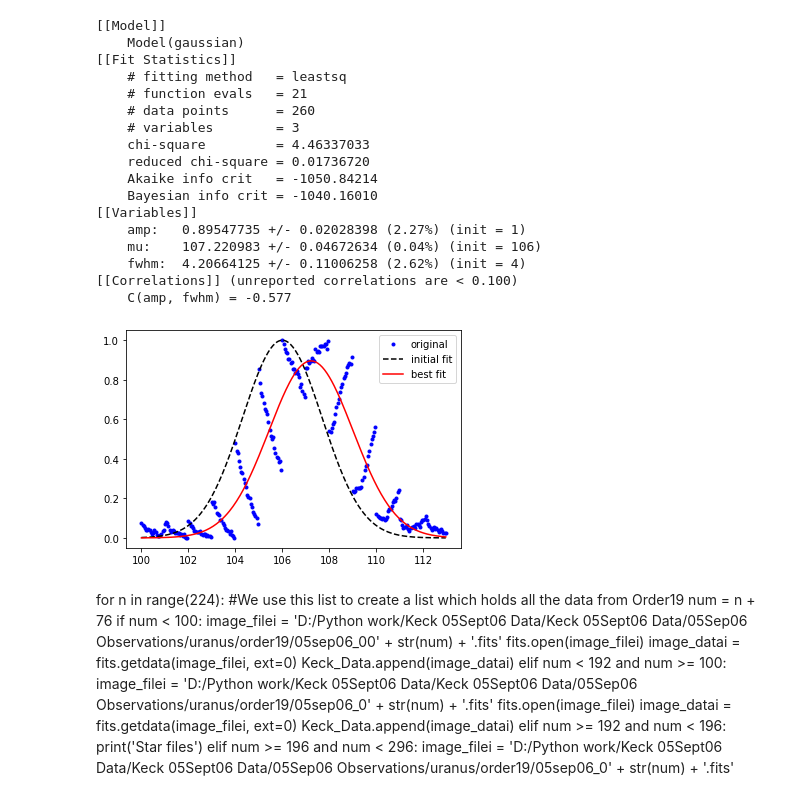
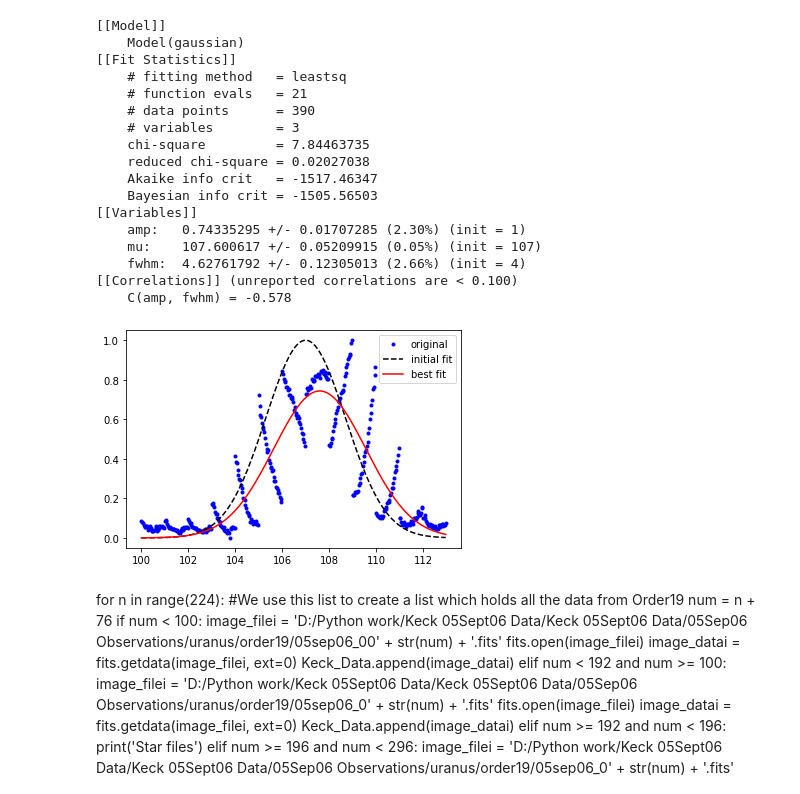
Before and after one commit to ruoyanwangdr/Dynamics-of-Jovian-Infrared-Auroral-Ionosphere-and-Thermosphere, a Jupyter notebook: h3p.ipynb, the cells around one changed output. Drawn from its saved outputs; the diff is of its cells as text; code cells hidden in the pictures.

```diff
--- a/h3p.ipynb
+++ b/h3p.ipynb
@@ -36,9 +36,36 @@ subtracted = data53 - data51
 
 # show reduced fits
 plt.figure(figsize=(10,8))
-plt.imshow(subtracted)
-plt.colorbar(orientation='horizontal', pad=0.05)
+#plt.imshow(subtracted)
+#plt.colorbar(orientation='horizontal', pad=0.05)
 
 # load waverange
 waverange = fits.open(filepath + 'waverange.fits', ignore_missing_end=True)[0].data
+
+
+# plot cropped slit
+pixel = np.linspace(0, 1024, 1024)
+selected_slit = subtracted[50]
+
+plt.figure()
+plt.plot(pixel, selected_slit)
+
+# Obtain more slits
+multi_slit = subtracted[50:80]
+multi_pixel = np.linspace(0, 1024, 1024*len(multi_slit))
+flattened_slit = np.ravel(multi_slit.T)
+
+plt.figure()
+plt.plot(multi_pixel, flattened_slit)
+
+# select certain waverange/pixel
+#index = np.where((waverange>2.1216) & (waverange<2.12197))
+index = np.where((pixel>100)*(pixel<113))
+multi_index = np.where((multi_pixel>100)*(multi_pixel<113))
+
+# plot slit with selected waverange/pixel
+plt.figure()
+plt.plot(pixel[index], selected_slit[index],'.')
+plt.figure()
+plt.plot(multi_pixel[multi_index], flattened_slit[multi_index],'.')
 # %% [output]
@@ -80,49 +82,50 @@ def normalization(data):
 #normalized = normalization(selected_slit[index])
 normalized = normalization(flattened_slit[multi_index])
 
-x = multi_pixel[multi_index]#pixel[index]
+#x = pixel[index]
+x = multi_pixel[multi_index]
 y = normalized
 
 def gaussian(x, amp, mu, fwhm):
     sig = fwhm / (2*np.sqrt(2*np.log(2)))
     return amp * np.exp(-np.power(x - mu, 2.) / (2 * np.power(sig, 2.)))
 
 
 gmodel = Model(gaussian)
 #print('parameter names: {}'.format(gmodel.param_names))
 #print('independent variables: {}'.format(gmodel.independent_vars))
 
-params = gmodel.make_params(amp=1, mu=106, fwhm=4)
+params = gmodel.make_params(amp=1, mu=107, fwhm=4)
 result = gmodel.fit(y, params, x=x)
 
 print(result.fit_report())
 
 plt.figure()
 #plt.plot(pixel[index], normalized, 'g-', label='original curve')
 plt.plot(x, y,'b.', label='original')
 plt.plot(x, result.init_fit, 'k--', label='initial fit')
 plt.plot(x, result.best_fit, 'r-', label='best fit')
 plt.legend(loc='best')
 plt.show()
 # %% [output]
 [[Model]]
     Model(gaussian)
 [[Fit Statistics]]
     # fitting method   = leastsq
     # function evals   = 21
-    # data points      = 260
+    # data points      = 390
     # variables        = 3
-    chi-square         = 4.46337033
-    reduced chi-square = 0.01736720
-    Akaike info crit   = -1050.84214
-    Bayesian info crit = -1040.16010
+    chi-square         = 7.84463735
+    reduced chi-square = 0.02027038
+    Akaike info crit   = -1517.46347
+    Bayesian info crit = -1505.56503
 [[Variables]]
-    amp:   0.89547735 +/- 0.02028398 (2.27%) (init = 1)
-    mu:    107.220983 +/- 0.04672634 (0.04%) (init = 106)
-    fwhm:  4.20664125 +/- 0.11006258 (2.62%) (init = 4)
+    amp:   0.74335295 +/- 0.01707285 (2.30%) (init = 1)
+    mu:    107.600617 +/- 0.05209915 (0.05%) (init = 107)
+    fwhm:  4.62761792 +/- 0.12305013 (2.66%) (init = 4)
 [[Correlations]] (unreported correlations are < 0.100)
-    C(amp, fwhm) = -0.577
+    C(amp, fwhm) = -0.578
-[figure, old version]
+[figure, new version]
 # %% [markdown]
 for n in range(224): #We use this list to create a list which holds all the data from Order19
     num = n + 76
```
Also changed, not shown: parts of 2 cells of this notebook.
